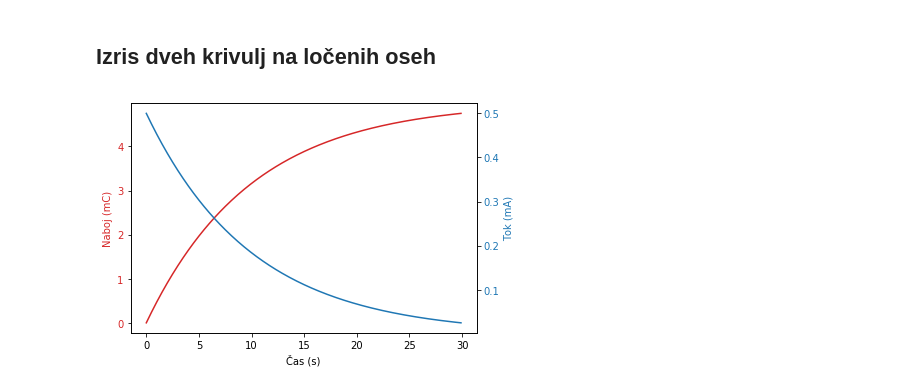
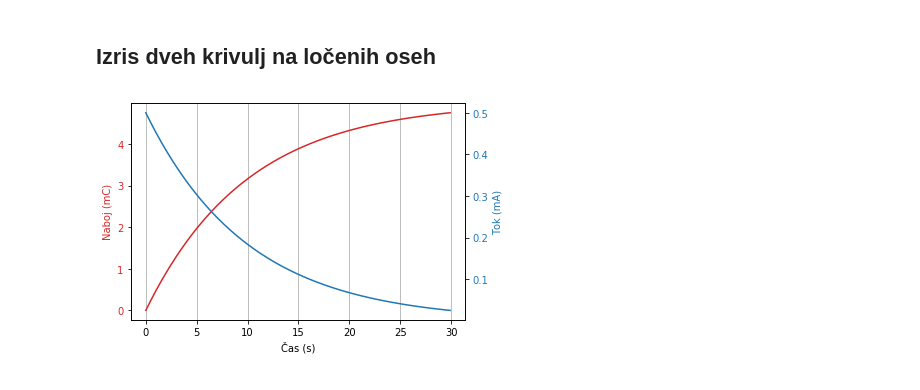
Before and after one commit to osnove/Dodatno, a Jupyter notebook: oe1_Q_i.ipynb, the cells around one changed output. Cells and saved outputs as stored; diff of their text form; code cells hidden in the pictures.

```diff
--- a/oe1_Q_i.ipynb
+++ b/oe1_Q_i.ipynb
@@ -64,19 +68,20 @@ plt.show()
 # %%
 fig, ax1 = plt.subplots()
 
 color = 'tab:red'
 ax1.set_xlabel('Čas (s)')
 ax1.set_ylabel('Naboj (mC)', color=color)
 ax1.plot(t, Q, color=color)
 ax1.tick_params(axis='y', labelcolor=color)
-
+ax1.grid(axis='x')
 ax2 = ax1.twinx()  # x os za drugi plot naj bo enaka x osi prvega plota
 
 color = 'tab:blue'
 ax2.set_ylabel('Tok (mA)', color=color)
 ax2.plot(t, i, color=color)
 ax2.tick_params(axis='y', labelcolor=color)
 
+
 plt.show()
 # %% [output]
-[figure, old version]
+[figure, new version]
```
Also changed, not shown: parts of 12 cells of this notebook.
